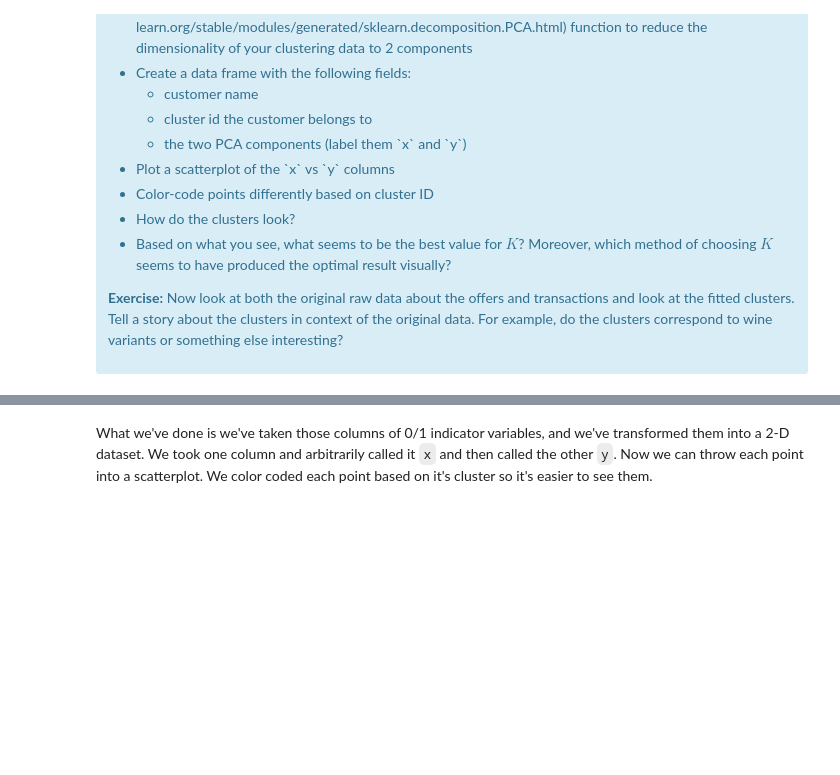
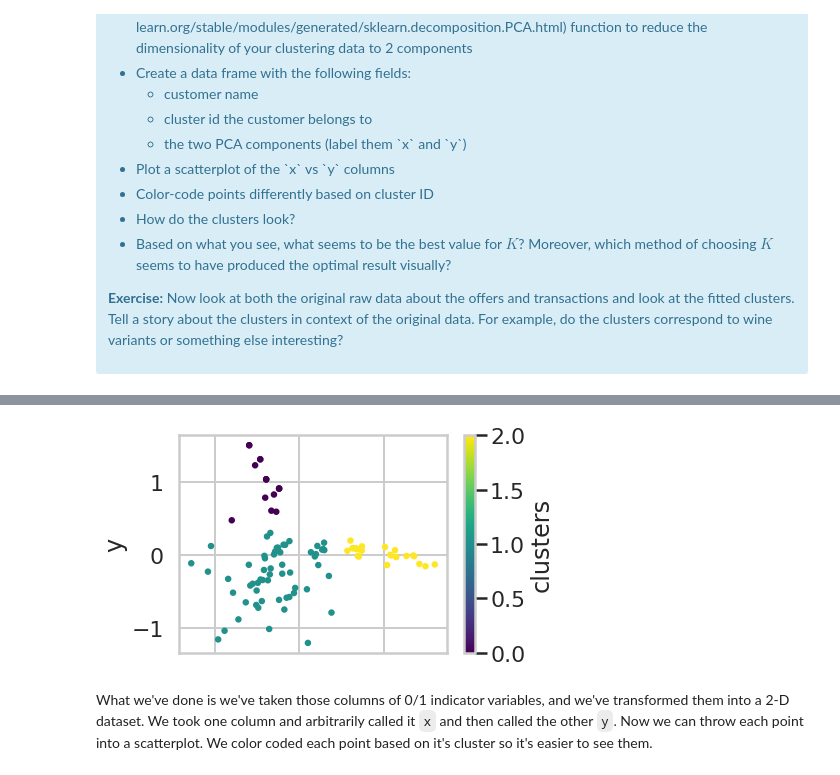
Before and after one commit to Taypapen/Mini_Project_clustering, a Jupyter notebook: Mini_Project_Clustering_TayPap.ipynb, the cells around one changed output, grey strips where cells are left out. Saved outputs shown, nothing was run; the diff lists cells and outputs as text; code cells hidden in the pictures; blank space fills up the shorter version.

```diff
--- a/Mini_Project_Clustering_TayPap.ipynb
+++ b/Mini_Project_Clustering_TayPap.ipynb
@@ -312,0 +312,12 @@ This is only one use of PCA for dimension reduction. We can also use PCA when we
+# %%
+from sklearn.decomposition import PCA
+
+responses_df['clusters'] = kmean.fit_predict(responses_df[x_cols])
+pca=PCA(n_components=2)
+
+responses_df['x']= pca.fit_transform(responses_df[x_cols])[:,0]
+responses_df['y']= pca.fit_transform(responses_df[x_cols])[:,1]
+responses_df = responses_df.reset_index()
+
+responses_clusters = responses_df[['customer_name', 'clusters', 'x','y']]
+responses_clusters.head()
@@ -312,0 +331,4 @@ This is only one use of PCA for dimension reduction. We can also use PCA when we
+# %%
+scatter_clusters = responses_clusters.plot.scatter(x='x',y='y',c='clusters',colormap='viridis')
+# %% [output]
+[figure, added]
```
Also changed, not shown: parts of 13 cells of this notebook.
